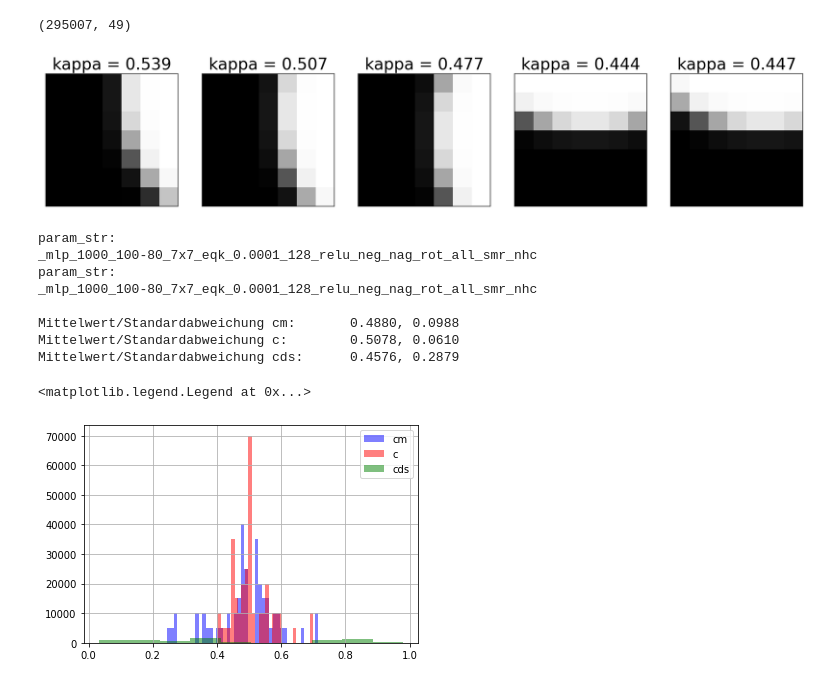
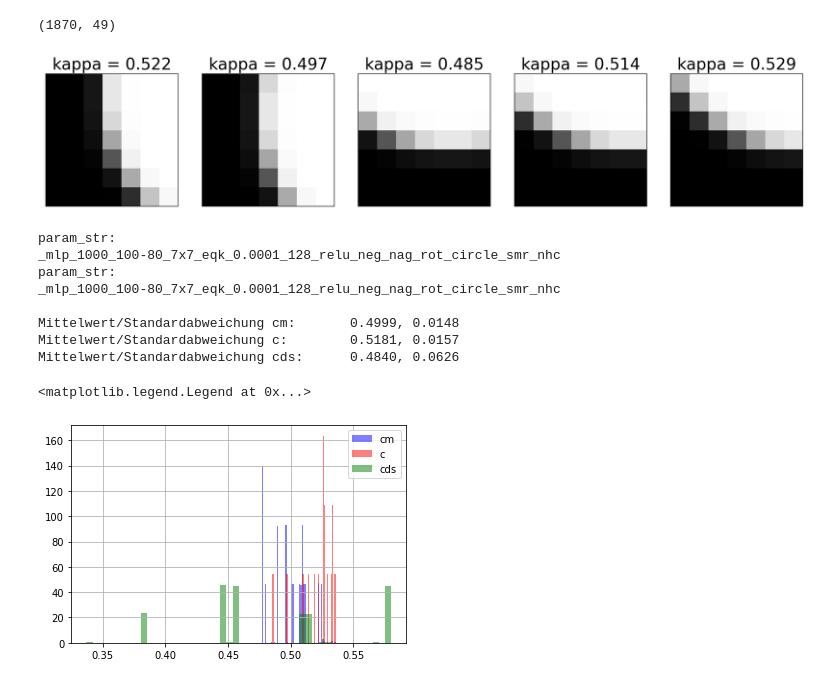
Before and after one commit to wolperting3r/Masterarbeit, a Jupyter notebook: Project/data/fortran_test/Fortran Results.ipynb, the cells around one changed output. Drawn from its saved outputs; the diff is of its cells as text; code cells hidden in the pictures.

```diff
--- a/Project/data/fortran_test/Fortran Results.ipynb
+++ b/Project/data/fortran_test/Fortran Results.ipynb
@@ -22,8 +22,9 @@ import subprocess
 import re
 gitter = 32
 dt = 'all'
-dtm = 'all'
-folder = 'model_mlp_1000_100-80_7x7_eqk_0.0001_128_relu_neg_nag_rot_'+dt+'_smr_nhc_'+str(gitter) +'_allstc'
+dtm = 'circle'
+c_nb = False  # Auch wenn Bedingung für Nachbarn nicht erfüllt ist
+folder = 'model_mlp_1000_100-80_7x7_eqk_0.0001_128_relu_neg_nag_rot_'+dt+'_smr_nhc_'+str(gitter) + ('_allstc' if c_nb else '')
 model = '_mlp_1000_100-80_7x7_eqk_0.0001_128_relu_neg_nag_rot_'+dtm+'_smr_nhc'
 scale = (1/4 if gitter == 32 else 1)
 #folder = 'output_circle_128'
@@ -31,7 +32,8 @@ vector_c = pd.read_csv(os.path.join('/'+basepath, 'data', 'fortran_test', folder
 #vector_last = pd.read_csv(os.path.join('/'+basepath, 'data', 'fortran_test', folder, 'output_last.txt'), skiprows=1, dtype=np.float).values
 #vector_last = np.reshape(vector_last, (vector_last.shape[0],))
 vector_cm = pd.read_csv(os.path.join('/'+basepath, 'data', 'fortran_test', folder, 'output_cm.txt'), skiprows=1, dtype=np.float).values
-vector_cds = pd.read_csv(os.path.join('/'+basepath, 'data', 'fortran_test', 'output_cds.txt'), skiprows=1, dtype=np.float).values[:, 0]
+vector_cm = np.nan_to_num(vector_cm)
+vector_cds = pd.read_csv(os.path.join('/'+basepath, 'data', 'fortran_test', 'output_cds_'+str(gitter)+('.txt' if c_nb else '_nurc.txt')), skiprows=1, dtype=np.float).values[:, 0]
 vector_last = get_predictions(vector_cm, basepath=basepath, filename=model)
 
 parameters = {'stencil_size': [7, 7], 'angle': False}
@@ -54,6 +56,7 @@ pipe_c = pd.DataFrame(pipe_c)
 gitweit_selbst = 1/1000
 gitweit_fnb = 8/gitter
 faktor = -0.5*1/gitweit_fnb
+print(f'Faktor:\t{faktor}')
 vector_last = vector_last*faktor
 
 # Get average curvature from fortran output file
@@ -65,7 +68,7 @@ print(f'avg hier:\t{sum(vector_last)/len(vector_last)}')
 
 if True:
     print(vector_cm.shape)
-    indices = np.where((vector_last > 0) & (vector_last < 1.5))
+    indices = np.where((vector_last > -0.5) & (vector_last < 1.25))
     vector_c = vector_c[indices[0], :]
     vector_cm = vector_cm[indices[0], :]
     vector_last = vector_last[indices]
@@ -97,36 +101,36 @@ avg hier:       0.44856841291371874
 print(vector_cm.shape)
 plot_vofs(np.reshape(vector_cm, (vector_cm.shape[0],7,7)), 5, labels=vector_last, per_row=5)
 # %% [output]
-(295007, 49)
+(1870, 49)
-[figure, old version]
+[figure, new version]
 # %%
 fortran_predictions = get_predictions(vector_cm, basepath=basepath, filename=model)*faktor  # vector_last*faktor #
 fortran_predictions_2 = get_predictions(c_feat, basepath=basepath, filename=model)*faktor
 idx = list(range(0,9))
 
 print(f'\nMittelwert/Standardabweichung cm:\t{np.mean(fortran_predictions):.4f},\t{np.std(fortran_predictions):.4f}')
 print(f'Mittelwert/Standardabweichung c:\t{np.mean(fortran_predictions_2):.4f},\t{np.std(fortran_predictions_2):.4f}')
 print(f'Mittelwert/Standardabweichung cds:\t{np.mean(vector_cds):.4f},\t{np.std(vector_cds):.4f}')
 
 roud = 3
-pd.Series(np.round(fortran_predictions, roud)).hist(bins=50, color='b', label='cm', alpha=0.5)
-pd.Series(np.round(fortran_predictions_2, roud)).hist(bins=50, color='r', label='c', alpha=0.5)
-pd.Series(np.round(vector_cds, roud)).hist(bins=10, alpha=0.5, color='g', label='cds')
+pd.Series(np.round(fortran_predictions, roud)).hist(bins=50, color='b', label='cm', alpha=0.5, density=True)
+pd.Series(np.round(fortran_predictions_2, roud)).hist(bins=50, color='r', label='c', alpha=0.5, density=True)
+pd.Series(np.round(vector_cds, roud)).hist(bins=50, alpha=0.5, color='g', label='cds', density=True)
 
 # Vergleich ml cds
 # pd.Series(np.round(vector_last, roud)).hist(bins=50, alpha=1, color='b', label='ml')
 # pd.Series(np.round(vector_cds, roud)).hist(bins=100, alpha=1, color='r', label='cds')
 plt.legend()
 
 #pd.Series(predictions_dg).hist(bins=50, alpha=0.5)
 # %% [output]
 param_str:
-_mlp_1000_100-80_7x7_eqk_0.0001_128_relu_neg_nag_rot_all_smr_nhc
+_mlp_1000_100-80_7x7_eqk_0.0001_128_relu_neg_nag_rot_circle_smr_nhc
 param_str:
-_mlp_1000_100-80_7x7_eqk_0.0001_128_relu_neg_nag_rot_all_smr_nhc
+_mlp_1000_100-80_7x7_eqk_0.0001_128_relu_neg_nag_rot_circle_smr_nhc
 
-Mittelwert/Standardabweichung cm:       0.4880, 0.0988
-Mittelwert/Standardabweichung c:        0.5078, 0.0610
-Mittelwert/Standardabweichung cds:      0.4576, 0.2879
+Mittelwert/Standardabweichung cm:       0.4999, 0.0148
+Mittelwert/Standardabweichung c:        0.5181, 0.0157
+Mittelwert/Standardabweichung cds:      0.4840, 0.0626
 <matplotlib.legend.Legend at 0x...>
-[figure, old version]
+[figure, new version]
```
Also changed, not shown: parts of 1 cell of this notebook, 6 other files.
